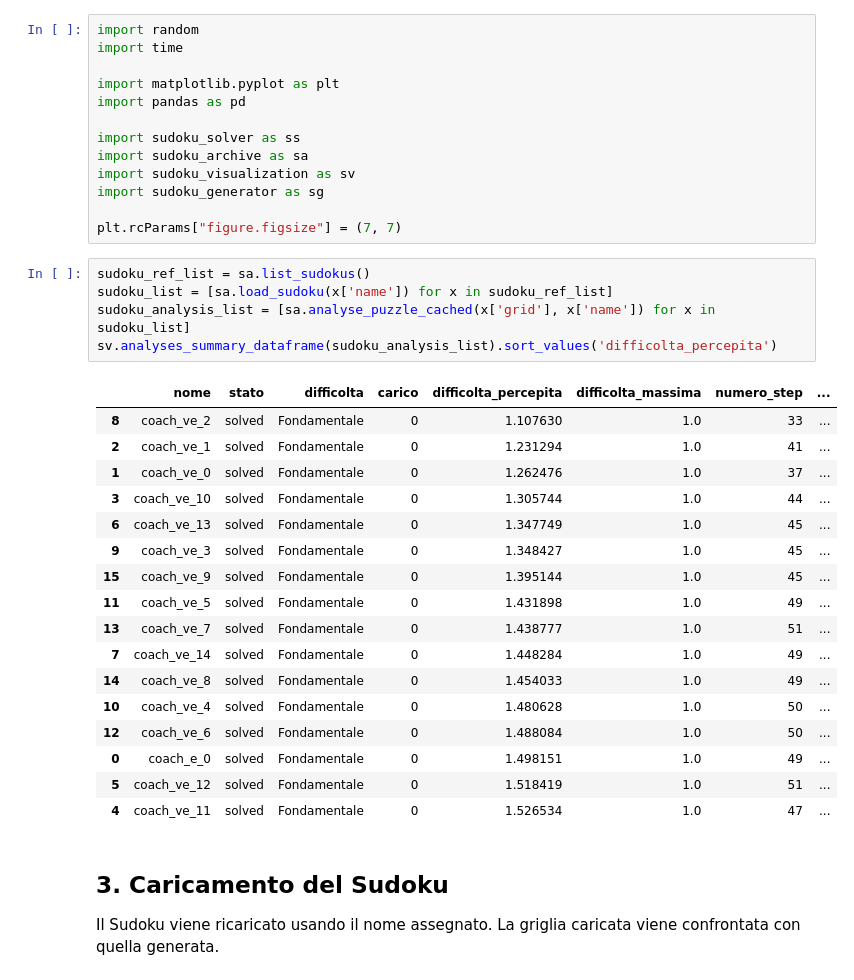
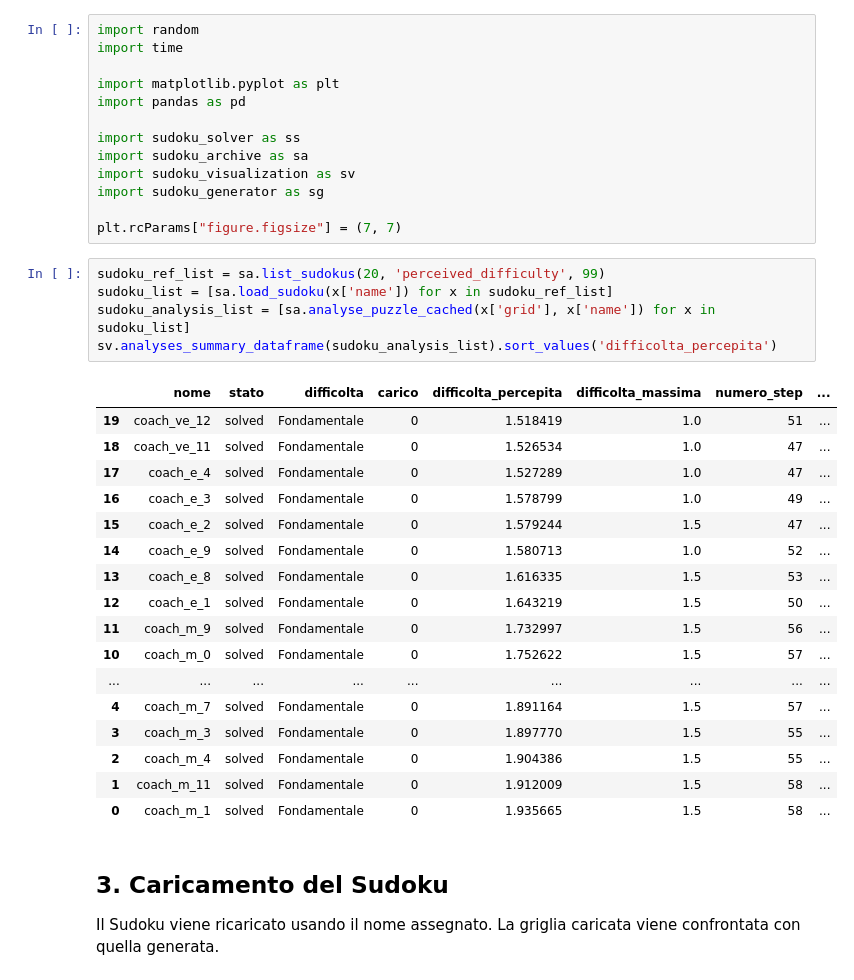
Before and after one commit to GiacomoAru/sudoku_ranker, a Jupyter notebook: sudoku_archive_demo.ipynb, the cells around one changed output. Drawn from its saved outputs; the diff is of its cells as text.

```diff
--- a/sudoku_archive_demo.ipynb
+++ b/sudoku_archive_demo.ipynb
@@ -29,28 +29,28 @@ import sudoku_generator as sg
 
 plt.rcParams["figure.figsize"] = (7, 7)
 # %%
-sudoku_ref_list = sa.list_sudokus()
+sudoku_ref_list = sa.list_sudokus(20, 'perceived_difficulty', 99)
 sudoku_list = [sa.load_sudoku(x['name']) for x in sudoku_ref_list]
 sudoku_analysis_list = [sa.analyse_puzzle_cached(x['grid'], x['name']) for x in sudoku_list]
 sv.analyses_summary_dataframe(sudoku_analysis_list).sort_values('difficolta_percepita')
 # %% [output]
 |  | nome | stato | difficolta | carico | difficolta_percepita | difficolta_massima | numero_step | ... |
-| 8 | coach_ve_2 | solved | Fondamentale | 0 | 1.107630 | 1.0 | 33 | ... |
-| 2 | coach_ve_1 | solved | Fondamentale | 0 | 1.231294 | 1.0 | 41 | ... |
-| 1 | coach_ve_0 | solved | Fondamentale | 0 | 1.262476 | 1.0 | 37 | ... |
-| 3 | coach_ve_10 | solved | Fondamentale | 0 | 1.305744 | 1.0 | 44 | ... |
-| 6 | coach_ve_13 | solved | Fondamentale | 0 | 1.347749 | 1.0 | 45 | ... |
-| 9 | coach_ve_3 | solved | Fondamentale | 0 | 1.348427 | 1.0 | 45 | ... |
-| 15 | coach_ve_9 | solved | Fondamentale | 0 | 1.395144 | 1.0 | 45 | ... |
-| 11 | coach_ve_5 | solved | Fondamentale | 0 | 1.431898 | 1.0 | 49 | ... |
-| 13 | coach_ve_7 | solved | Fondamentale | 0 | 1.438777 | 1.0 | 51 | ... |
-| 7 | coach_ve_14 | solved | Fondamentale | 0 | 1.448284 | 1.0 | 49 | ... |
-| 14 | coach_ve_8 | solved | Fondamentale | 0 | 1.454033 | 1.0 | 49 | ... |
-| 10 | coach_ve_4 | solved | Fondamentale | 0 | 1.480628 | 1.0 | 50 | ... |
-| 12 | coach_ve_6 | solved | Fondamentale | 0 | 1.488084 | 1.0 | 50 | ... |
-| 0 | coach_e_0 | solved | Fondamentale | 0 | 1.498151 | 1.0 | 49 | ... |
-| 5 | coach_ve_12 | solved | Fondamentale | 0 | 1.518419 | 1.0 | 51 | ... |
-| 4 | coach_ve_11 | solved | Fondamentale | 0 | 1.526534 | 1.0 | 47 | ... |
+| 19 | coach_ve_12 | solved | Fondamentale | 0 | 1.518419 | 1.0 | 51 | ... |
+| 18 | coach_ve_11 | solved | Fondamentale | 0 | 1.526534 | 1.0 | 47 | ... |
+| 17 | coach_e_4 | solved | Fondamentale | 0 | 1.527289 | 1.0 | 47 | ... |
+| 16 | coach_e_3 | solved | Fondamentale | 0 | 1.578799 | 1.0 | 49 | ... |
+| 15 | coach_e_2 | solved | Fondamentale | 0 | 1.579244 | 1.5 | 47 | ... |
+| 14 | coach_e_9 | solved | Fondamentale | 0 | 1.580713 | 1.0 | 52 | ... |
+| 13 | coach_e_8 | solved | Fondamentale | 0 | 1.616335 | 1.5 | 53 | ... |
+| 12 | coach_e_1 | solved | Fondamentale | 0 | 1.643219 | 1.5 | 50 | ... |
+| 11 | coach_m_9 | solved | Fondamentale | 0 | 1.732997 | 1.5 | 56 | ... |
+| 10 | coach_m_0 | solved | Fondamentale | 0 | 1.752622 | 1.5 | 57 | ... |
+| ... | ... | ... | ... | ... | ... | ... | ... | ... |
+| 4 | coach_m_7 | solved | Fondamentale | 0 | 1.891164 | 1.5 | 57 | ... |
+| 3 | coach_m_3 | solved | Fondamentale | 0 | 1.897770 | 1.5 | 55 | ... |
+| 2 | coach_m_4 | solved | Fondamentale | 0 | 1.904386 | 1.5 | 55 | ... |
+| 1 | coach_m_11 | solved | Fondamentale | 0 | 1.912009 | 1.5 | 58 | ... |
+| 0 | coach_m_1 | solved | Fondamentale | 0 | 1.935665 | 1.5 | 58 | ... |
 # %% [markdown]
 ## 3. Caricamento del Sudoku
 
```
Also changed, not shown: parts of 8 cells of this notebook, 4 other files.
